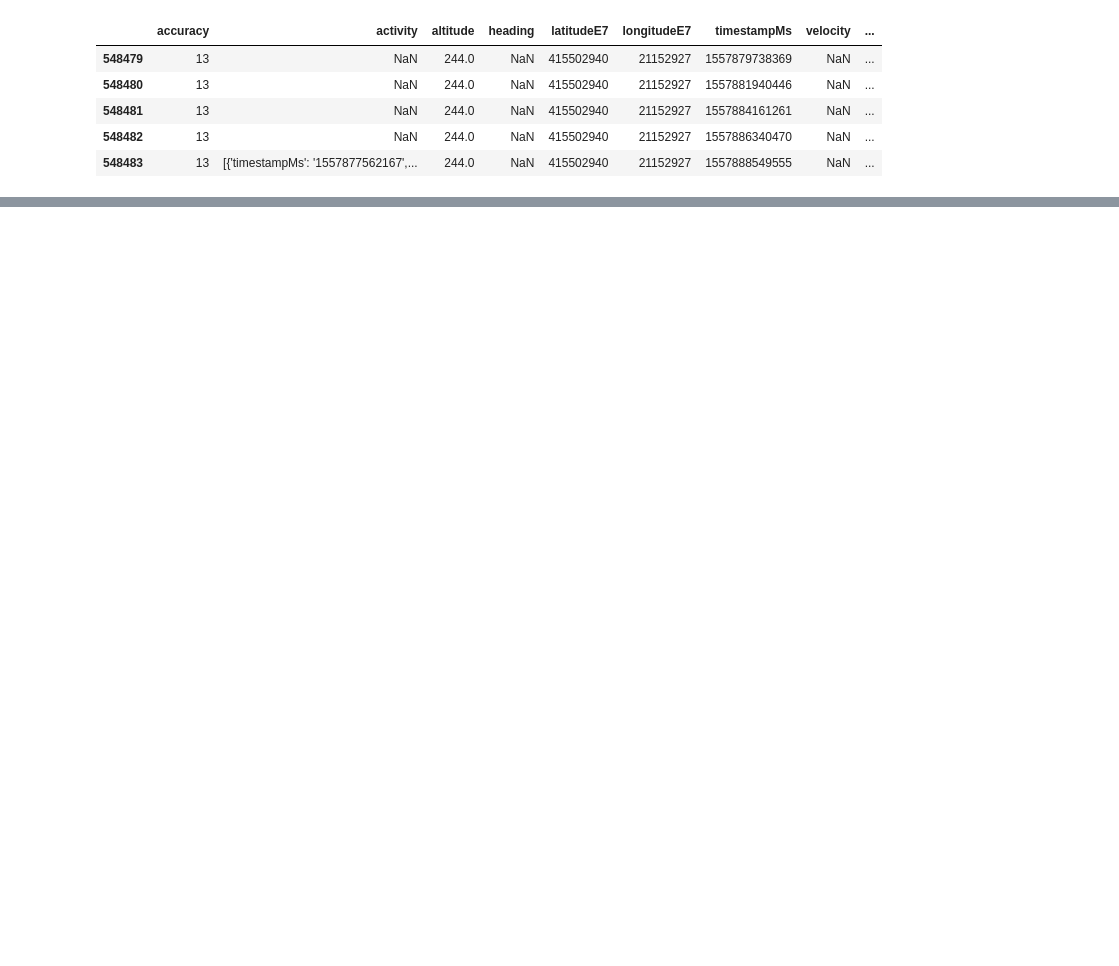
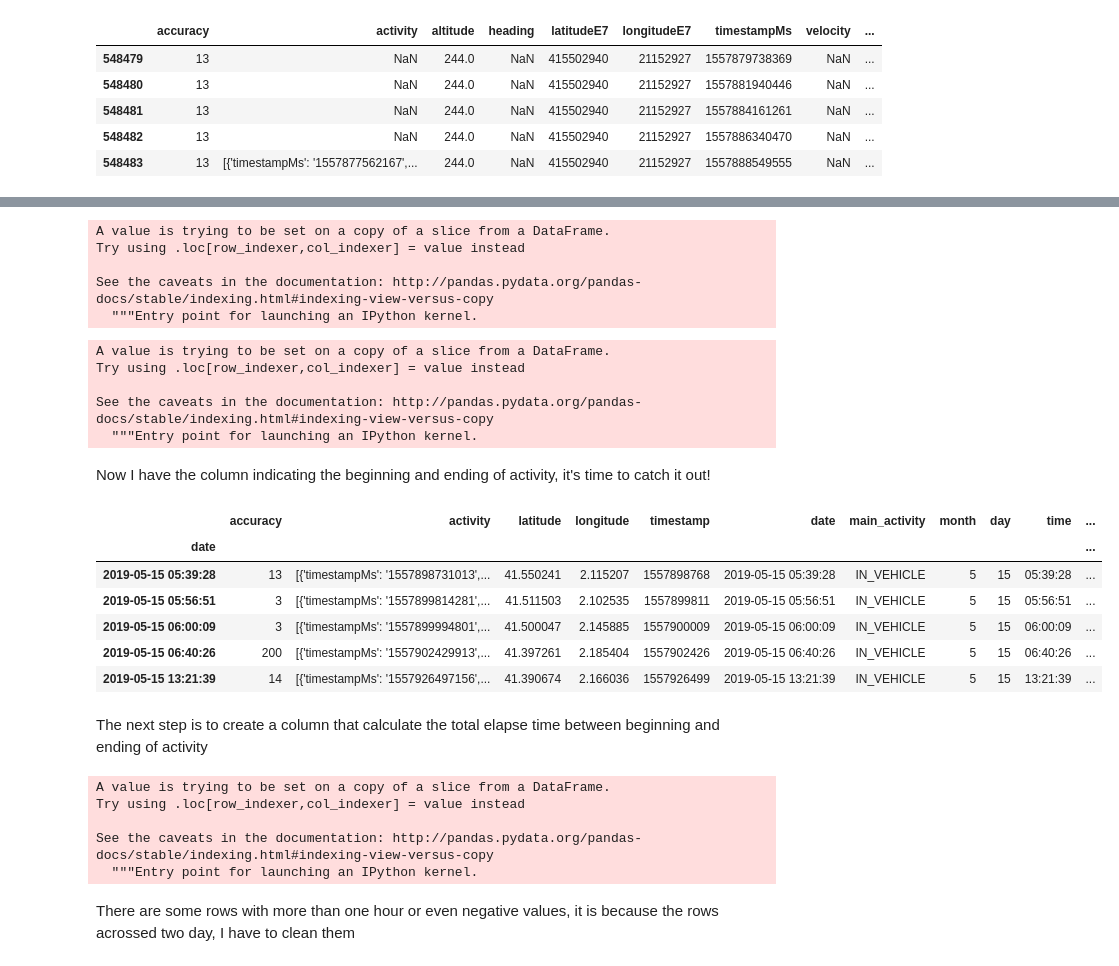
Before and after one commit to ta-data-bcn/Project-Week-5-Your-Own-Project, a Jupyter notebook: your-project/Project_Week5.ipynb, the cells around one changed output, grey strips where cells are left out. Cells and saved outputs as stored; diff of their text form; code cells hidden in the pictures; blank space fills up the shorter version.

Commit message:
Daily commute time done

```diff
--- a/your-project/Project_Week5.ipynb
+++ b/your-project/Project_Week5.ipynb
@@ -128,0 +191,48 @@ fig
+# %%
+temp2 = [1,]
+
+for i in range(len(df_vehicle["time"])-1):
+    if df_vehicle["hour"][i] == df_vehicle["hour"][i+1]:
+        temp2.append(0)
+    else:
+        temp2.append(1)
+# %%
+df_vehicle["departure_index"] = pd.Series(temp2).values
+# %% [output]
+A value is trying to be set on a copy of a slice from a DataFrame.
+Try using .loc[row_indexer,col_indexer] = value instead
+
+See the caveats in the documentation: http://pandas.pydata.org/pandas-docs/stable/indexing.html#indexing-view-versus-copy
+  """Entry point for launching an IPython kernel.
+# %%
+df_vehicle["departure_arrival"] = df_vehicle["arrival_index"] + df_vehicle["departure_index"]
+# %% [output]
+A value is trying to be set on a copy of a slice from a DataFrame.
+Try using .loc[row_indexer,col_indexer] = value instead
+
+See the caveats in the documentation: http://pandas.pydata.org/pandas-docs/stable/indexing.html#indexing-view-versus-copy
+  """Entry point for launching an IPython kernel.
+# %% [markdown]
+Now I have the column indicating the beginning and ending of activity, it's time to catch it out!
+# %%
+df_vehicle_clean = df_vehicle[df_vehicle["departure_arrival"] == 1]
+# %%
+df_vehicle_clean.head(5)
+# %% [output]
+|  | accuracy | activity | latitude | longitude | timestamp | date | main_activity | month | day | time | ... |
+| date |  |  |  |  |  |  |  |  |  |  | ... |
+| 2019-05-15 05:39:28 | 13 | [{'timestampMs': '1557898731013',... | 41.550241 | 2.115207 | 1557898768 | 2019-05-15 05:39:28 | IN_VEHICLE | 5 | 15 | 05:39:28 | ... |
+| 2019-05-15 05:56:51 | 3 | [{'timestampMs': '1557899814281',... | 41.511503 | 2.102535 | 1557899811 | 2019-05-15 05:56:51 | IN_VEHICLE | 5 | 15 | 05:56:51 | ... |
+| 2019-05-15 06:00:09 | 3 | [{'timestampMs': '1557899994801',... | 41.500047 | 2.145885 | 1557900009 | 2019-05-15 06:00:09 | IN_VEHICLE | 5 | 15 | 06:00:09 | ... |
+| 2019-05-15 06:40:26 | 200 | [{'timestampMs': '1557902429913',... | 41.397261 | 2.185404 | 1557902426 | 2019-05-15 06:40:26 | IN_VEHICLE | 5 | 15 | 06:40:26 | ... |
+| 2019-05-15 13:21:39 | 14 | [{'timestampMs': '1557926497156',... | 41.390674 | 2.166036 | 1557926499 | 2019-05-15 13:21:39 | IN_VEHICLE | 5 | 15 | 13:21:39 | ... |
+# %% [markdown]
+The next step is to create a column that calculate the total elapse time between beginning and ending of activity
+# %%
+df_vehicle_clean["time"] = pd.to_timedelta(df_vehicle_clean["time"])
+# %% [output]
+A value is trying to be set on a copy of a slice from a DataFrame.
+Try using .loc[row_indexer,col_indexer] = value instead
+
+See the caveats in the documentation: http://pandas.pydata.org/pandas-docs/stable/indexing.html#indexing-view-versus-copy
+  """Entry point for launching an IPython kernel.
@@ -128,0 +253,2 @@ fig
+# %% [markdown]
+There are some rows with more than one hour or even negative values, it is because the rows acrossed two day, I have to clean them
```
Also changed, not shown: parts of 67 cells of this notebook.
